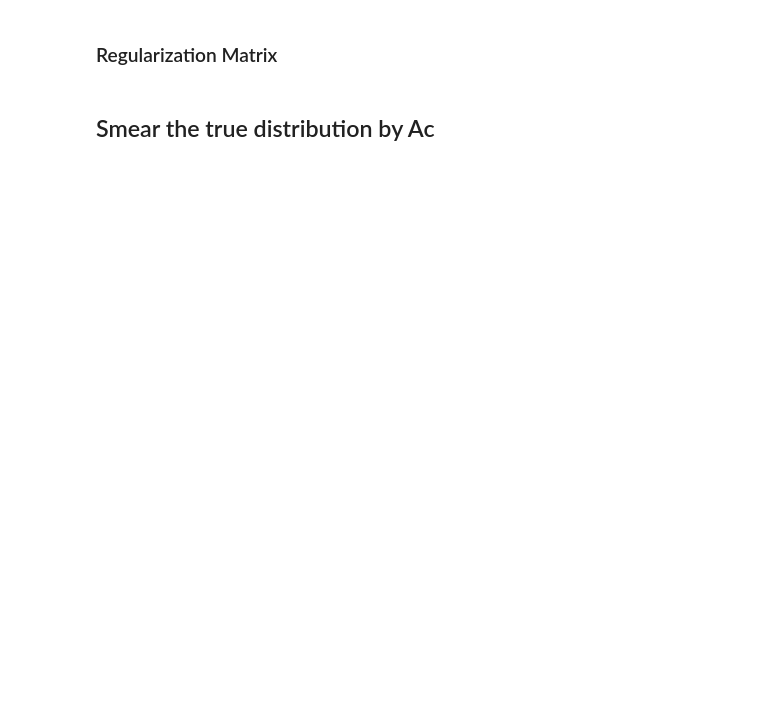
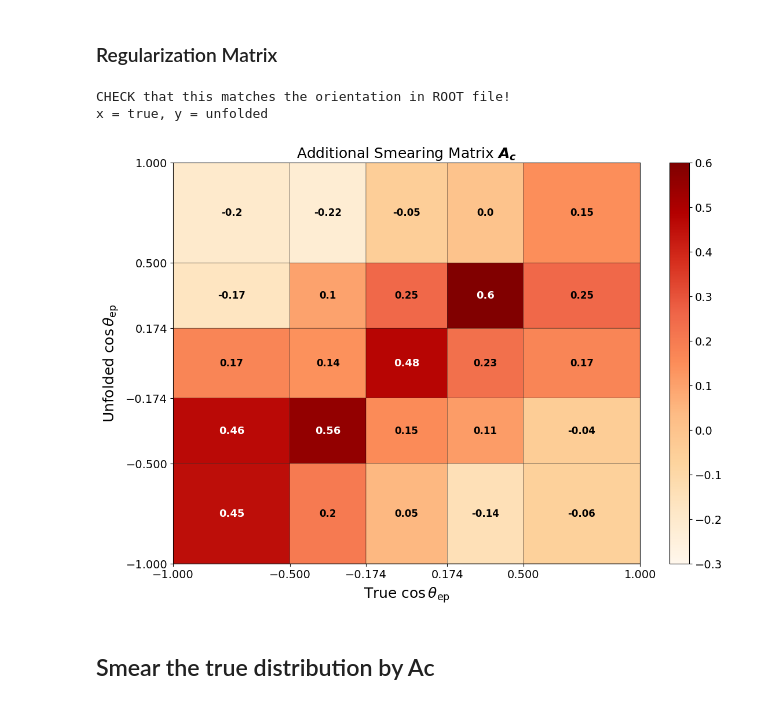
Before and after one commit to abbeybarnard/uB_NuMI_CC_Np, a Jupyter notebook: unfolding.ipynb, the cells around one changed output. Saved outputs shown, nothing was run; the diff lists cells and outputs as text; code cells hidden in the pictures; blank space fills up the shorter version.

Commit message:
Full run through of all paper and supplemental results

```diff
--- a/unfolding.ipynb
+++ b/unfolding.ipynb
@@ -565,40 +613,45 @@ if text:
             #print("i = ", i, ", j = ", j, ": Ac[i][j] = ", Ac[i][j])
 
             if not np.isnan(Ac[i][j]):
-                if round(Ac[i][j],2)>.4 :
+                if round(Ac[i][j],2)>.27 :
                     plt.text(bincenters[i], bincenters[j], round(Ac[i][j], 2),
                             color='white', ha="center", va="center", fontsize=13, fontweight='bold')
                 else:
                     plt.text(bincenters[i], bincenters[j], round(Ac[i][j], 2),
                             color='black', ha="center", va="center", fontsize=12, fontweight='bold')
 
 
 #if ISRUN3=='' and isData==False:
 #    plt.savefig("/uboone/data/users/kmiller/uBNuMI_CCNp/plots/combined/Ac_"+xvar+"_closuretest.pdf",
 #            transparent=True, bbox_inches='tight')
 
 #if isNuWro:
 #    plt.savefig("/uboone/data/users/kmiller/uBNuMI_CCNp/plots/fhc/fakedata/Ac_"+xvar+"_nuwro.pdf",
 #                transparent=True, bbox_inches='tight')
 
 if isData:
     #plt.savefig("/uboone/data/users/kmiller/uBNuMI_CCNp/plots/combined/Ac_"+xvar+"_unblinded_"+c+".pdf",
     #            transparent=True, bbox_inches='tight')
     #plt.savefig("/uboone/data/users/kmiller/uBNuMI_CCNp/plots/combined/Ac_"+xvar+"_unblinded_text.pdf",
      # transparent=True, bbox_inches='tight')
 
     #plt.savefig("/Users/abarnard/phd/ccnp/uBNuMI_CC1eNp/plots/unfolded/C"+c+"/Smearing_Matrix_"+xvar+"_C"+c+".pdf", transparent=False, bbox_inches='tight')
 
     #plt.savefig("/Users/abarnard/phd/ccnp/uBNuMI_CC1eNp/plots/unfolded/Smearing_Matrix_"+xvar+".pdf", transparent=False, bbox_inches='tight')
 
     #plt.savefig("/Users/abarnard/Desktop/Smearing_Matrix_"+xvar+"_C"+c+"_Updated.pdf", transparent=False, bbox_inches='tight')
 
     #plt.savefig("/Users/abarnard/Desktop/new_paper_plots/unfolded/C"+c+"/Smearing_Matrix_"+xvar+"_C"+c+".pdf", transparent=False, bbox_inches='tight')
-    #plt.savefig("/Users/abarnard/Desktop/new_paper_plots/ac/Smearing_Matrix_"+xvar+".pdf", transparent=False, bbox_inches='tight')
+    # plt.savefig("/Users/abarnard/Desktop/new_paper_plots/ac/Smearing_Matrix_"+xvar+".pdf", transparent=False, bbox_inches='tight')
+    # plt.savefig("/Users/abarnard/Downloads/Smearing_Matrix_"+xvar+".pdf", transparent=False, bbox_inches='tight')
 
 
 
     plt.show()
+# %% [output]
+CHECK that this matches the orientation in ROOT file!
+x = true, y = unfolded
+[figure, added]
 # %% [markdown]
 ## Smear the true distribution by Ac
 # %%
```
Also changed, not shown: parts of 34 cells of this notebook, 7 other files.
